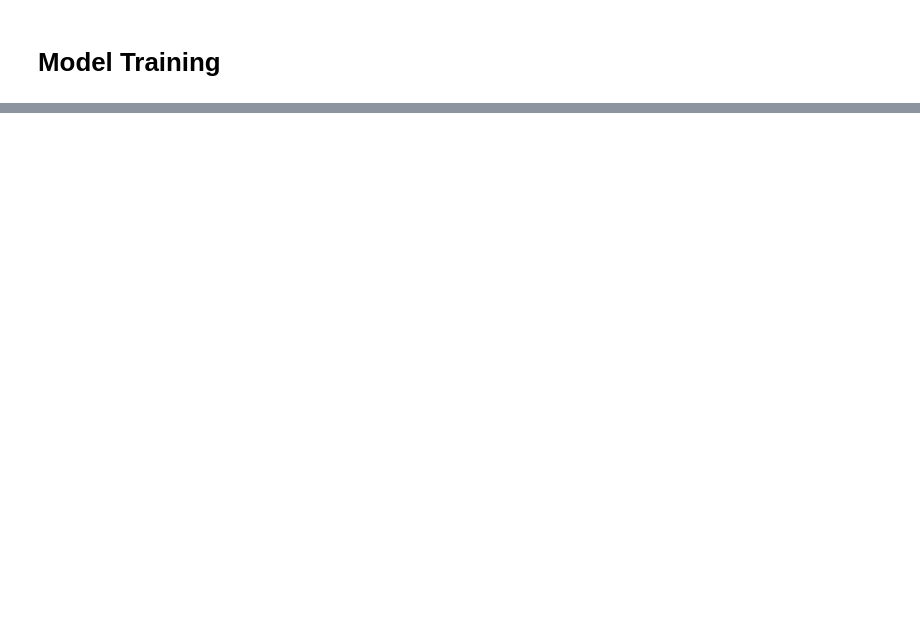
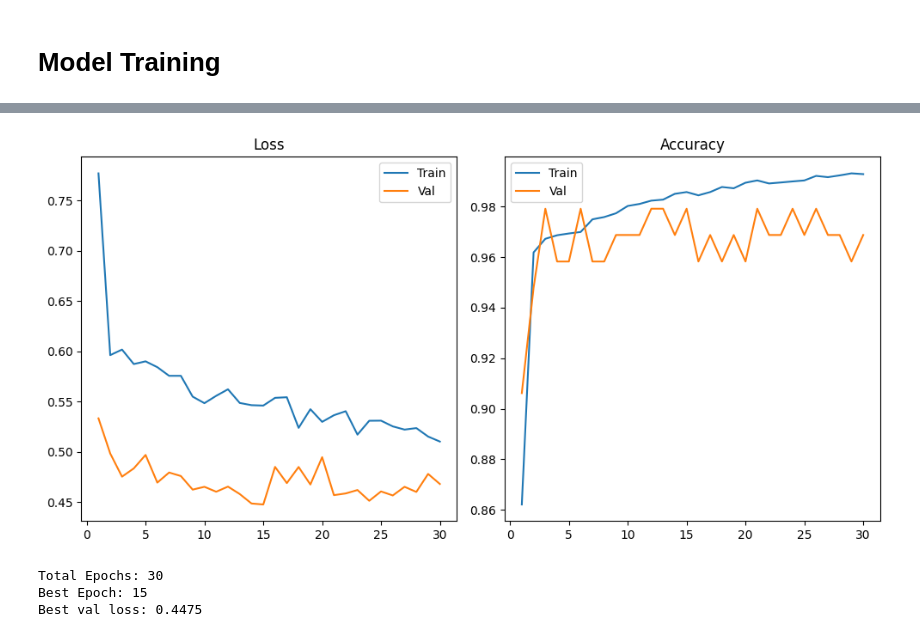
Before and after one commit to jadjadjade002/aib-apisacoustic, a Jupyter notebook: apisacoustic.ipynb, the cells around one changed output, grey strips where cells are left out. Drawn from its saved outputs; the diff is of its cells as text; code cells hidden in the pictures; blank space fills up the shorter version.

```diff
--- a/apisacoustic.ipynb
+++ b/apisacoustic.ipynb
@@ -228,7 +172,6 @@ too_short = df_durations[
     (df_durations['Dataset'] == 'ZENODO') &
     (df_durations['Duration'] < 500)
 ]
-
 if len(too_short) > 0:
     print(f"Too short found: {len(too_short)} File\n")
     for idx, row in too_short.iterrows():
@@ -238,11 +181,8 @@ if len(too_short) > 0:
                 try:
                     d = librosa.get_duration(path=path)
                     if abs(d - target_duration) < 0.1:
-                        found_filename = os.path.basename(path)
-                        break
-                except:
-                    pass
-
+                        found_filename = os.path.basename(path); break
+                except: pass
         print(f"File name: {found_filename}")
         print(f"Duration: {target_duration:.2f} Sec (About {target_duration/60:.1f} Min)")
 else:
@@ -809,0 +630,24 @@ for epoch in range(NUM_EPOCHS):
+# %%
+results_df = pd.DataFrame(results_table, columns=headers)
+cols = ['Train Loss', 'Train Acc', 'Val Loss', 'Val Acc']
+for c in cols:
+    results_df[c] = results_df[c].astype(float)
+
+fig, axs = plt.subplots(1, 2, figsize=(10, 5))
+axs[0].plot(results_df['Epoch'], results_df['Train Loss'], label='Train')
+axs[0].plot(results_df['Epoch'], results_df['Val Loss'], label='Val')
+axs[0].set_title('Loss'); axs[0].legend()
+axs[1].plot(results_df['Epoch'], results_df['Train Acc'], label='Train')
+axs[1].plot(results_df['Epoch'], results_df['Val Acc'], label='Val')
+axs[1].set_title('Accuracy'); axs[1].legend()
+
+best_idx = results_df['Val Loss'].idxmin()
+plt.tight_layout(); plt.show()
+print("Total Epochs:", len(results_df))
+print("Best Epoch:", results_df.loc[best_idx, 'Epoch'])
+print("Best val loss:", results_df.loc[best_idx, 'Val Loss'])
+# %% [output]
+[figure, added]
+Total Epochs: 30
+Best Epoch: 15
+Best val loss: 0.4475
```
Also changed, not shown: parts of 26 cells of this notebook.
